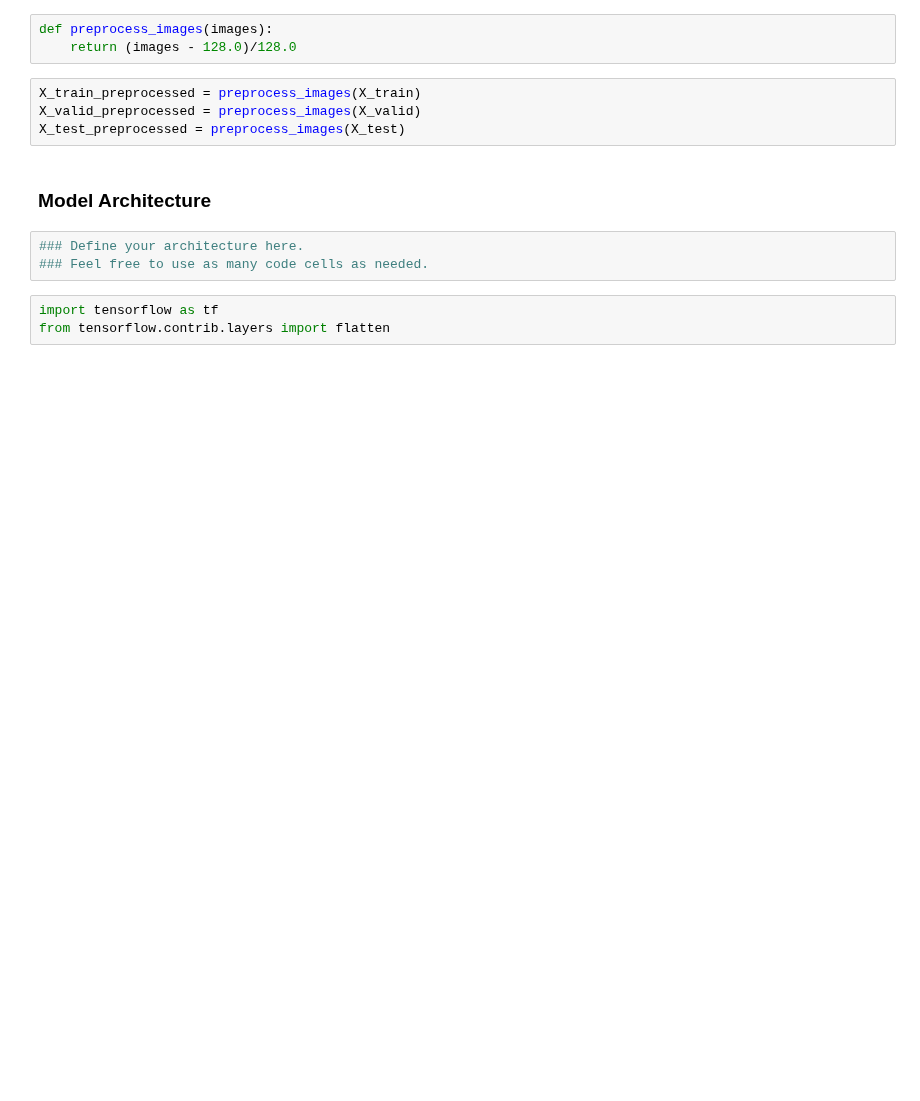
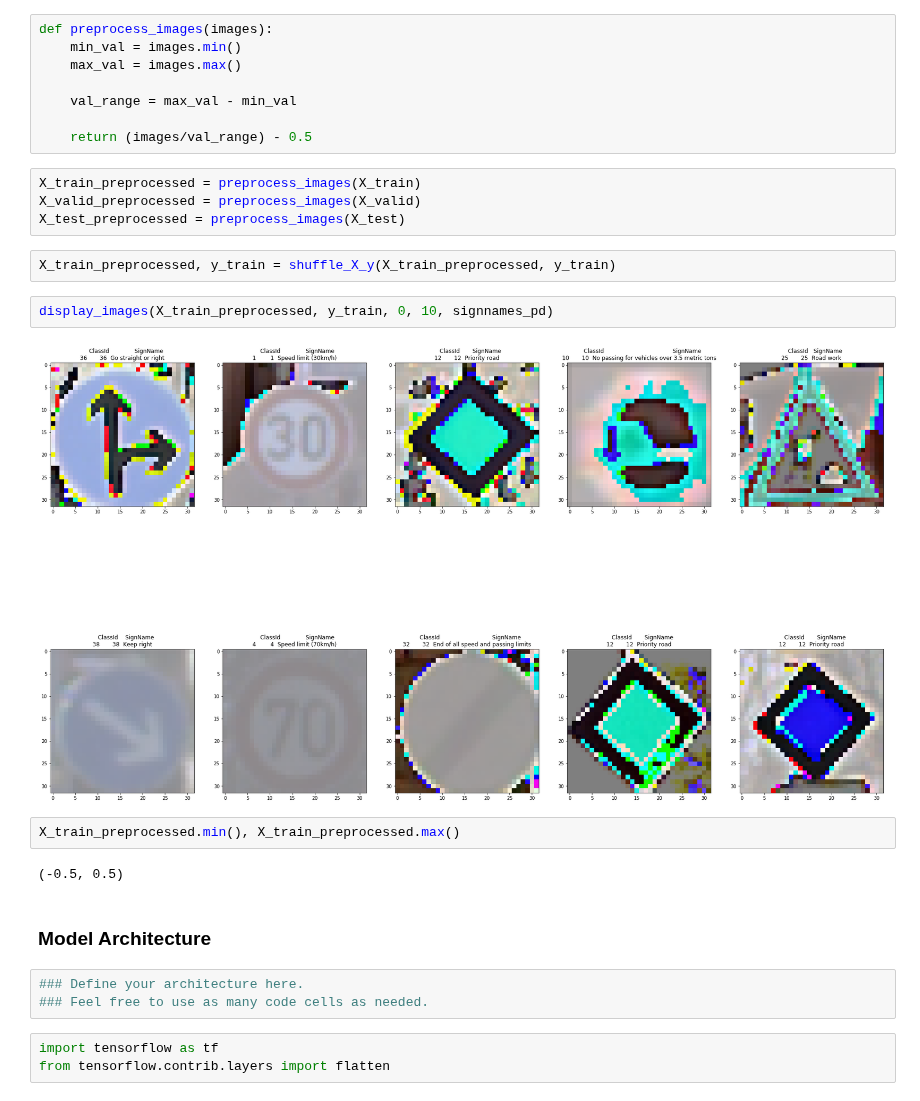
Before and after one commit to ekkus93/CarND-Traffic-Sign-Classifier-Project, a Jupyter notebook: Traffic_Sign_Classifier.ipynb, the cells around one changed output. Saved outputs shown, nothing was run; the diff lists cells and outputs as text; blank space fills up the shorter version.

```diff
--- a/Traffic_Sign_Classifier.ipynb
+++ b/Traffic_Sign_Classifier.ipynb
@@ -284,11 +284,26 @@ Use the code cell (or multiple code cells, if necessary) to implement the first
 ### Feel free to use as many code cells as needed.
 # %%
 def preprocess_images(images):
-    return (images - 128.0)/128.0
+    min_val = images.min()
+    max_val = images.max()
+
+    val_range = max_val - min_val
+
+    return (images/val_range) - 0.5
 # %%
 X_train_preprocessed = preprocess_images(X_train)
 X_valid_preprocessed = preprocess_images(X_valid)
 X_test_preprocessed = preprocess_images(X_test)
+# %%
+X_train_preprocessed, y_train = shuffle_X_y(X_train_preprocessed, y_train)
+# %%
+display_images(X_train_preprocessed, y_train, 0, 10, signnames_pd)
+# %% [output]
+[figure, added]
+# %%
+X_train_preprocessed.min(), X_train_preprocessed.max()
+# %% [output]
+(-0.5, 0.5)
 # %% [markdown]
 ### Model Architecture
 # %%
```
Also changed, not shown: parts of 5 cells of this notebook.
